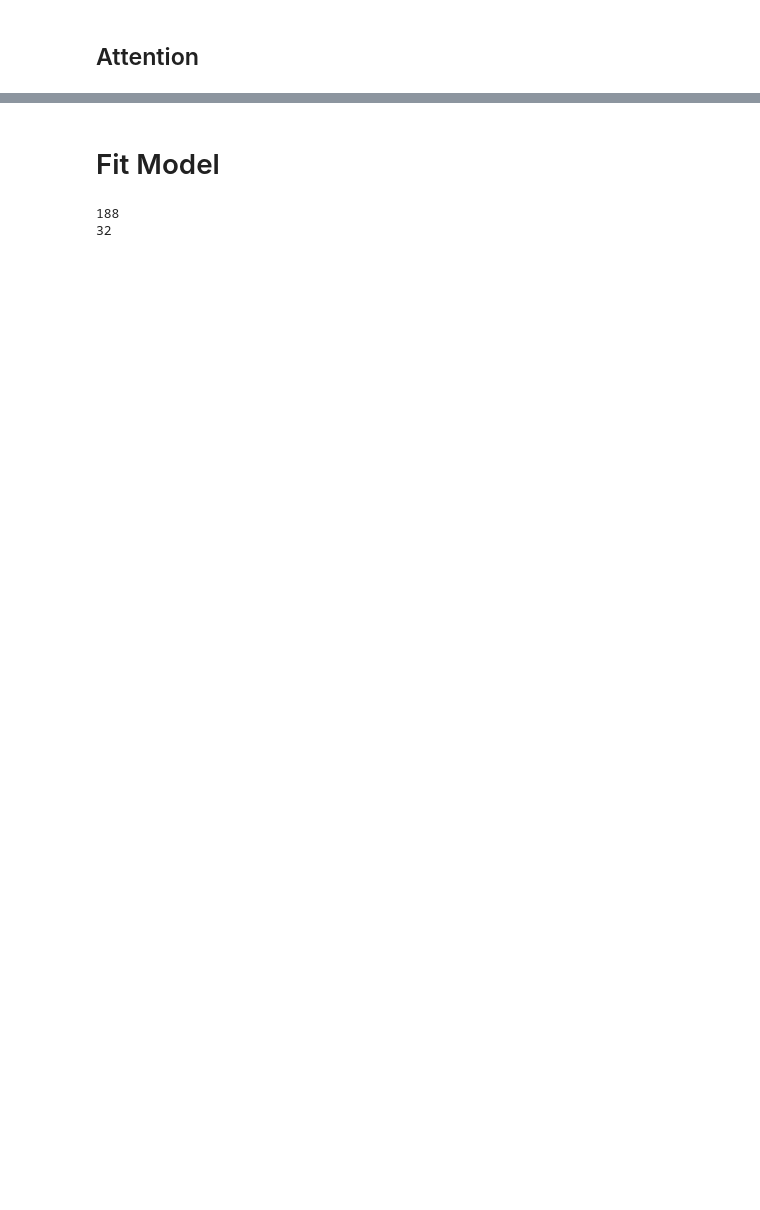
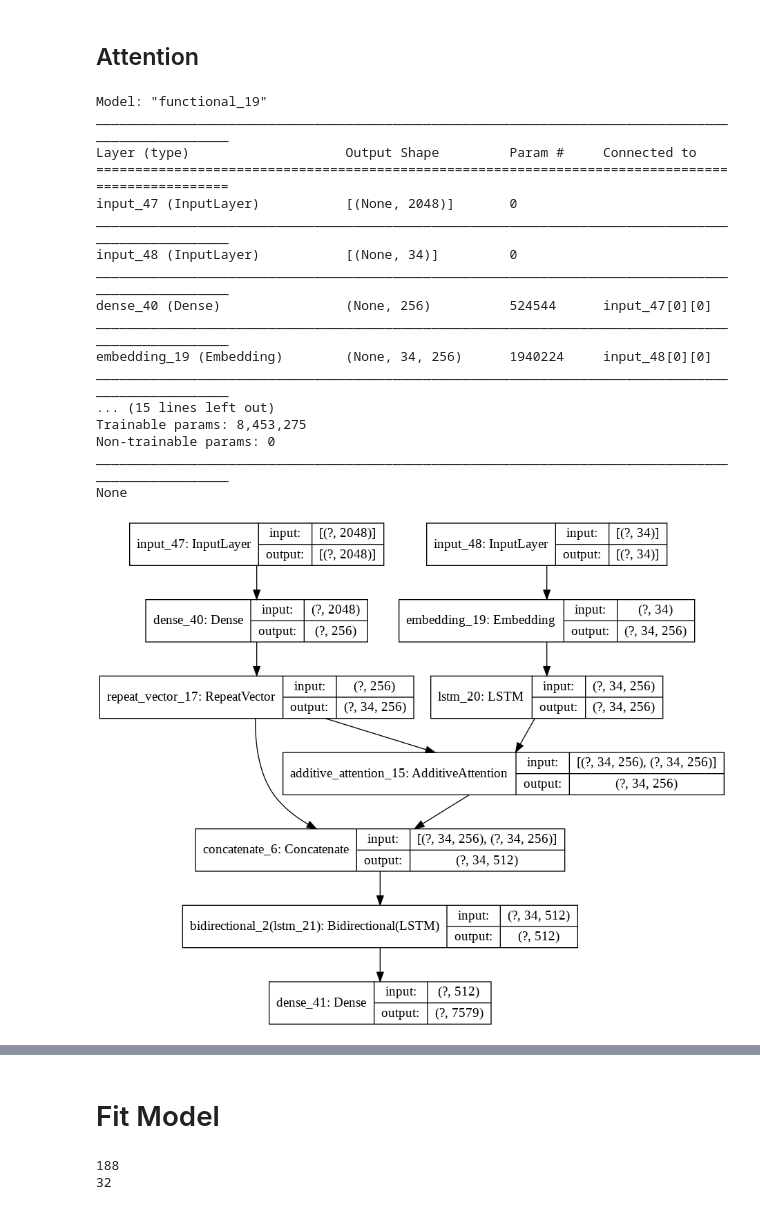
Before and after one commit to juletx/image-caption-generation, a Jupyter notebook: notebook/P71_OIER_Caption_Generation.ipynb, the cells around one changed output, grey strips where cells are left out. Drawn from its saved outputs; the diff is of its cells as text; code cells hidden in the pictures; blank space fills up the shorter version.

Commit message:
Try attention models + improve caption generation

```diff
--- a/notebook/P71_OIER_Caption_Generation.ipynb
+++ b/notebook/P71_OIER_Caption_Generation.ipynb
@@ -471,7 +492,6 @@ model = rnn_model_1(vocab_size, max_length, embedding_size, units, input_size)
 # %% [markdown]
 ## No Attention 2
 # %%
-from keras.layers import RepeatVector, TimeDistributed, concatenate, Bidirectional
 # define the captioning model
 def rnn_model_2(vocab_size, max_length, embedding_size, units, input_size):
     image_input = Input(shape=(input_size,))
@@ -501,6 +521,7 @@ def rnn_model_2(vocab_size, max_length, embedding_size, units, input_size):
     # summarize model
     print(model.summary())
     plot_model(model, to_file='models/rnn_model_2.png', show_shapes=True)
+    display(Image('models/rnn_model_2.png'))
     return model
 # %%
 # define the model
@@ -529,2 +551,56 @@ None
 # %% [markdown]
 ## Attention
+# %%
+from keras.layers import AdditiveAttention
+# https://keras.io/api/layers/attention_layers/additive_attention/
+# https://towardsdatascience.com/light-on-math-ml-attention-with-keras-dc8dbc1fad39
+# https://machinelearningmastery.com/encoder-decoder-attention-sequence-to-sequence-prediction-keras/
+# https://medium.com/swlh/image-captioning-using-attention-mechanism-f3d7fc96eb0e
+# https://github.com/SubhamIO/Image-Captioning-using-Attention-Mechanism-Local-Attention-and-Global-Attention-
+def rnn_model_attention(vocab_size, max_length, embedding_size, units, input_size):
+    image_input = Input(shape=(input_size,))
+    image_model_1 = Dense(embedding_size, activation='relu')(image_input)
+    image_model = RepeatVector(max_length)(image_model_1)
+
+    caption_input = Input(shape=(max_length,))
+    caption_model_1 = Embedding(vocab_size, embedding_size, mask_zero=True)(caption_input)
+    caption_model = LSTM(256, return_sequences=True)(caption_model_1)
+
+    attention = AdditiveAttention()([image_model, caption_model])
+    decoder_concat_input = concatenate([image_model, attention])
+
+    final_model_1 = Bidirectional(LSTM(256, return_sequences=False))(decoder_concat_input)
+    final_model = Dense(vocab_size, activation='softmax')(final_model_1)
+
+    model = Model(inputs=[image_input, caption_input], outputs=final_model)
+    model.compile(loss='categorical_crossentropy', optimizer='adam')
+
+    # summarize model
+    print(model.summary())
+    plot_model(model, to_file='models/rnn_model_attention.png', show_shapes=True)
+    display(Image('models/rnn_model_attention.png'))
+    return model
+# %%
+embedding_size = 256
+units = 512
+input_size = 2048
+model = rnn_model_attention(vocab_size, max_length, embedding_size, units, input_size)
+# %% [output]
+Model: "functional_19"
+__________________________________________________________________________________________________
+Layer (type)                    Output Shape         Param #     Connected to
+==================================================================================================
+input_47 (InputLayer)           [(None, 2048)]       0
+__________________________________________________________________________________________________
+input_48 (InputLayer)           [(None, 34)]         0
+__________________________________________________________________________________________________
+dense_40 (Dense)                (None, 256)          524544      input_47[0][0]
+__________________________________________________________________________________________________
+embedding_19 (Embedding)        (None, 34, 256)      1940224     input_48[0][0]
+__________________________________________________________________________________________________
+... (15 lines left out)
+Trainable params: 8,453,275
+Non-trainable params: 0
+__________________________________________________________________________________________________
+None
+[figure, added]
```
Also changed, not shown: parts of 24 cells of this notebook, 7 other files.
